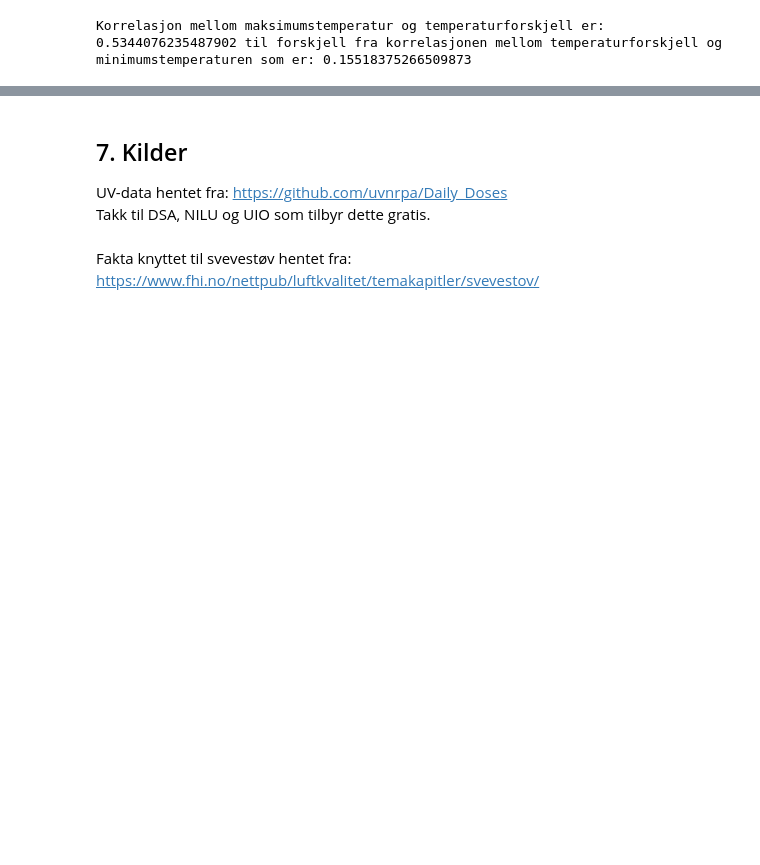
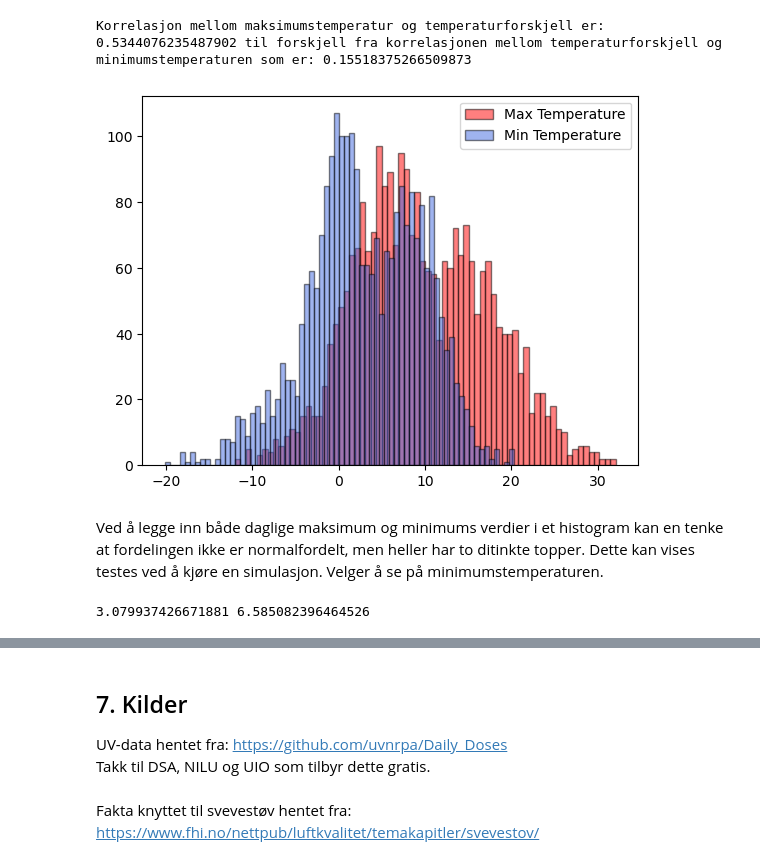
Before and after one commit to vrognaas/MET2010_Prosjektoppgave, a Jupyter notebook: Prosjektoppgave.ipynb, the cells around one changed output, grey strips where cells are left out. Cells and saved outputs as stored; diff of their text form; code cells hidden in the pictures; blank space fills up the shorter version.

```diff
--- a/Prosjektoppgave.ipynb
+++ b/Prosjektoppgave.ipynb
@@ -351,3 +343,21 @@ print("Korrelasjon mellom maksimumstemperatur og temperaturforskjell er:", max_c
 min_corr[1,0])
 # %% [output]
 Korrelasjon mellom maksimumstemperatur og temperaturforskjell er: 0.5344076235487902 til forskjell fra korrelasjonen mellom temperaturforskjell og minimumstemperaturen som er: 0.15518375266509873
+# %%
+plt.hist(weather_power.Max_Temp, label='Max Temperature', alpha=0.5, color="red", bins=70, edgecolor='black')
+plt.hist(weather_power.Min_Temp, label='Min Temperature', alpha=0.5, color="royalblue", bins=70, edgecolor='black')
+
+plt.legend()
+
+plt.show()
+# %% [output]
+[figure, added]
+# %% [markdown]
+Ved å legge inn både daglige maksimum og minimums verdier i et histogram kan en tenke at fordelingen ikke er normalfordelt, men heller har to ditinkte topper. Dette kan vises testes ved å kjøre en simulasjon. Velger å se på minimumstemperaturen.
+# %%
+min_temp_mean = weather_power.Min_Temp.mean()
+min_temp_std = weather_power.Min_Temp.std()
+
+print(min_temp_mean, min_temp_std)
+# %% [output]
+3.079937426671881 6.585082396464526
```
Also changed, not shown: parts of 11 cells of this notebook.
